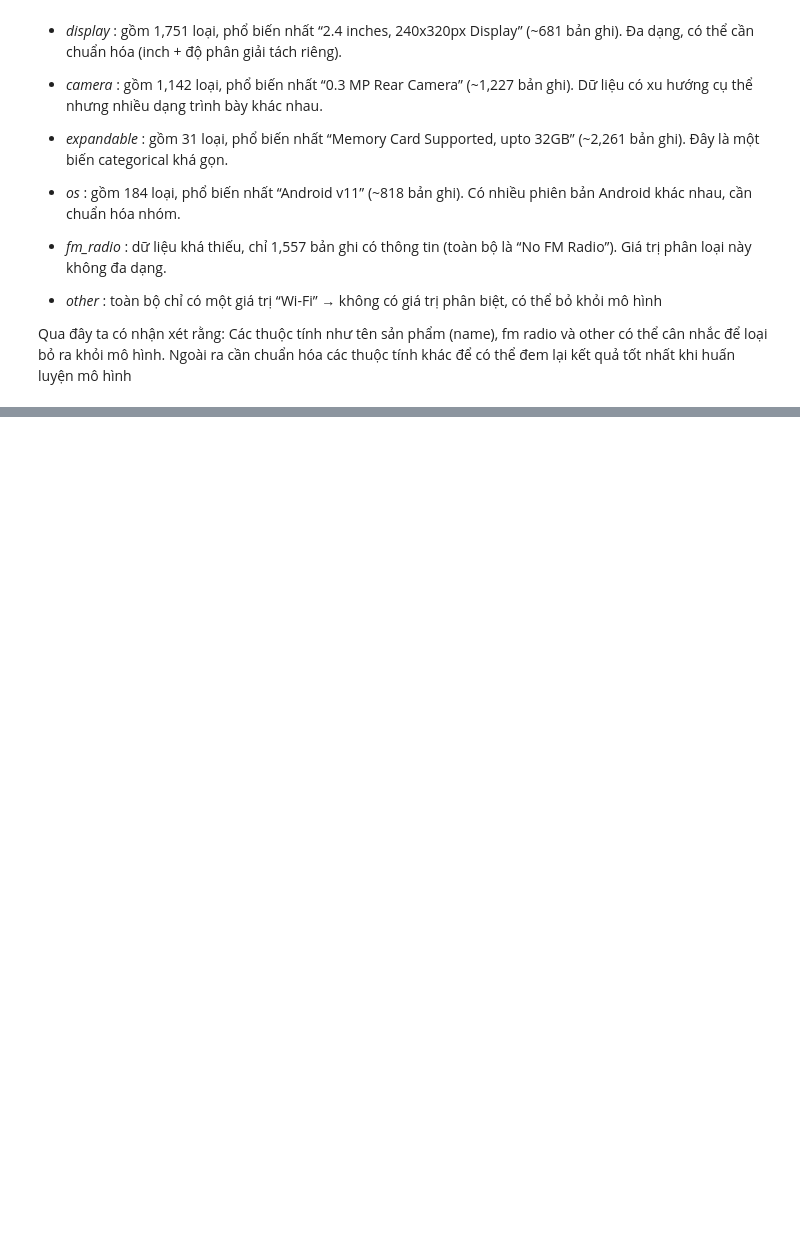
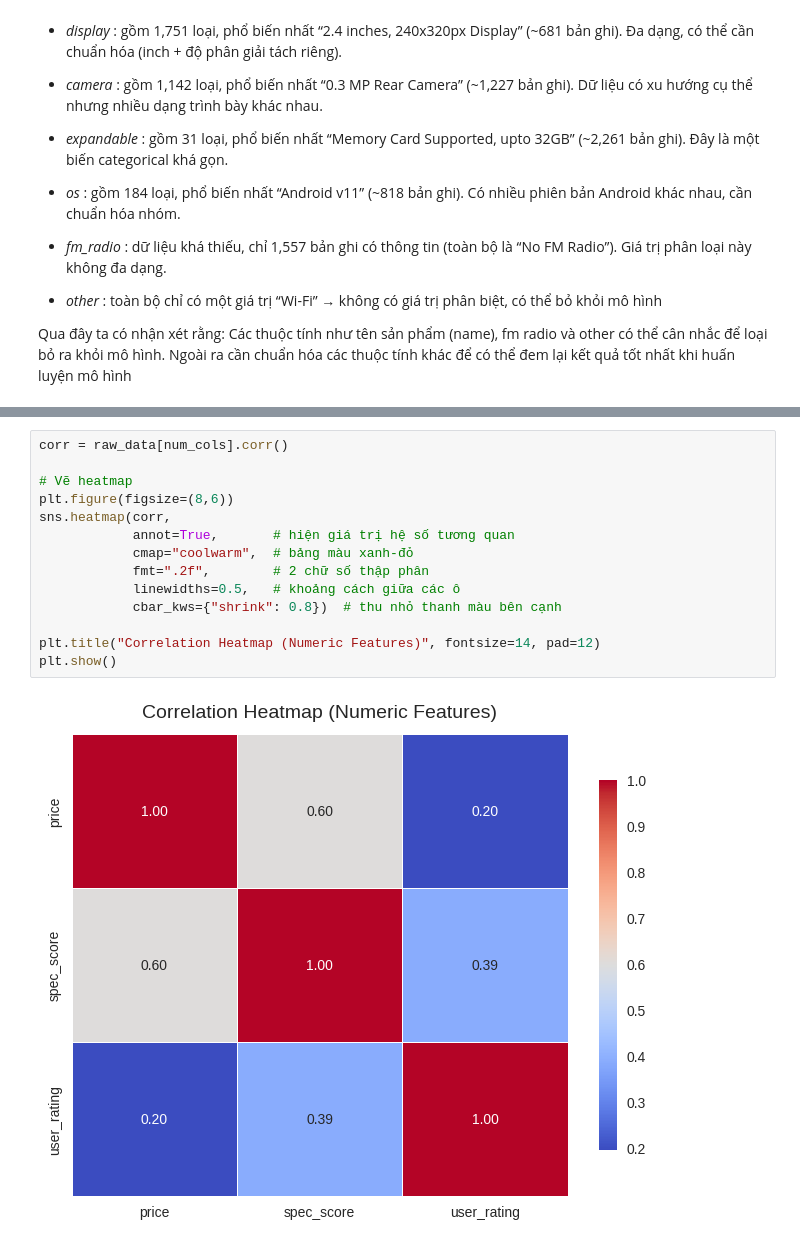
Before and after one commit to TianAn2411/HCMUT_ML_Assignment, a Jupyter notebook: Assignment1_CEML2.ipynb, the cells around one changed output, grey strips where cells are left out. Saved outputs shown, nothing was run; the diff lists cells and outputs as text; blank space fills up the shorter version.

```diff
--- a/Assignment1_CEML2.ipynb
+++ b/Assignment1_CEML2.ipynb
@@ -161,0 +224,16 @@ Qua đây ta có nhận xét rằng: Các thuộc tính như tên sản phẩm (
+# %%
+corr = raw_data[num_cols].corr()
+
+# Vẽ heatmap
+plt.figure(figsize=(8,6))
+sns.heatmap(corr,
+            annot=True,       # hiện giá trị hệ số tương quan
+            cmap="coolwarm",  # bảng màu xanh-đỏ
+            fmt=".2f",        # 2 chữ số thập phân
+            linewidths=0.5,   # khoảng cách giữa các ô
+            cbar_kws={"shrink": 0.8})  # thu nhỏ thanh màu bên cạnh
+
+plt.title("Correlation Heatmap (Numeric Features)", fontsize=14, pad=12)
+plt.show()
+# %% [output]
+[figure, added]
```
Also changed, not shown: parts of 5 cells of this notebook.
